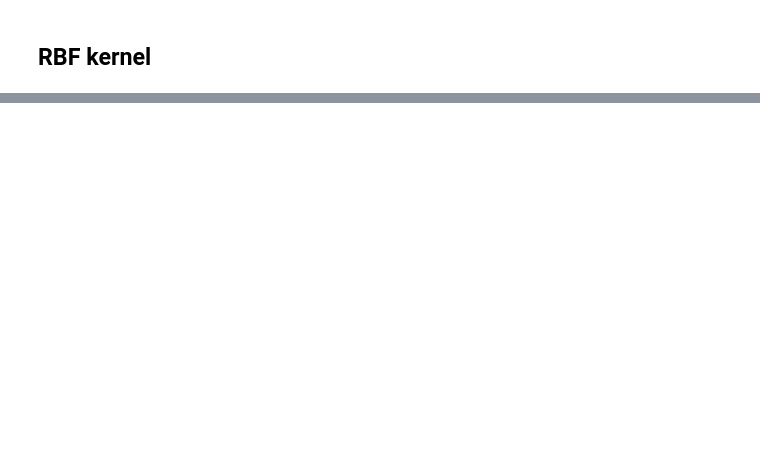
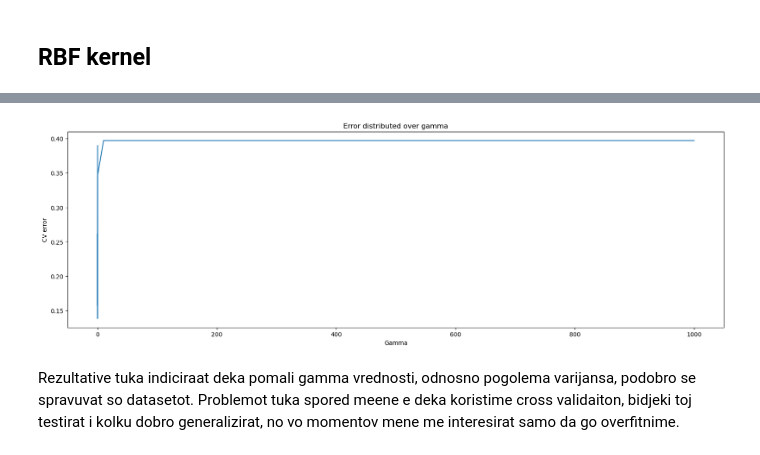
Before and after one commit to viki123v/housing-prices-analysis, a Jupyter notebook: notebooks/svm.ipynb, the cells around one changed output, grey strips where cells are left out. Drawn from its saved outputs; the diff is of its cells as text; code cells hidden in the pictures; blank space fills up the shorter version.

```diff
--- a/notebooks/svm.ipynb
+++ b/notebooks/svm.ipynb
@@ -330,0 +350,17 @@ Kako da proverime dali samata funkcija e nelinearna.
+# %%
+svm_rbf=SVR(kernel='rbf',max_iter=int(10e6),C=int(10e6),epsilon=0.001)
+GAMMA_VALS=np.concatenate([
+    np.logspace(start=1,stop=10,base=0.1),
+    np.logspace(start=1,stop=3,base=10)
+])
+
+fine_tuner_gamma=GridSearchCV(
+   estimator=svm_rbf,
+   scoring=house_pricing_metric,
+   cv=Kfolds,
+   param_grid={
+       "gamma" : GAMMA_VALS
+   }
+)
+
+fine_tuner_gamma.fit(X_tr_scalled,y_tr)
@@ -330,0 +380,11 @@ Kako da proverime dali samata funkcija e nelinearna.
+# %%
+plt.figure(figsize=(20,6))
+plt.title("Error distributed over gamma")
+sns.lineplot(x=GAMMA_VALS,y=fine_tuner_gamma.cv_results_['mean_test_score'])
+plt.xlabel("Gamma")
+plt.ylabel("CV error")
+plt.show()
+# %% [output]
+[figure, added]
+# %% [markdown]
+Rezultative tuka indiciraat deka pomali gamma vrednosti, odnosno pogolema varijansa, podobro se spravuvat so datasetot. Problemot tuka spored meene e deka koristime cross validaiton, bidjeki toj testirat i kolku dobro generalizirat, no vo momentov mene me interesirat samo da go overfitnime.
```
Also changed, not shown: parts of 42 cells of this notebook.
